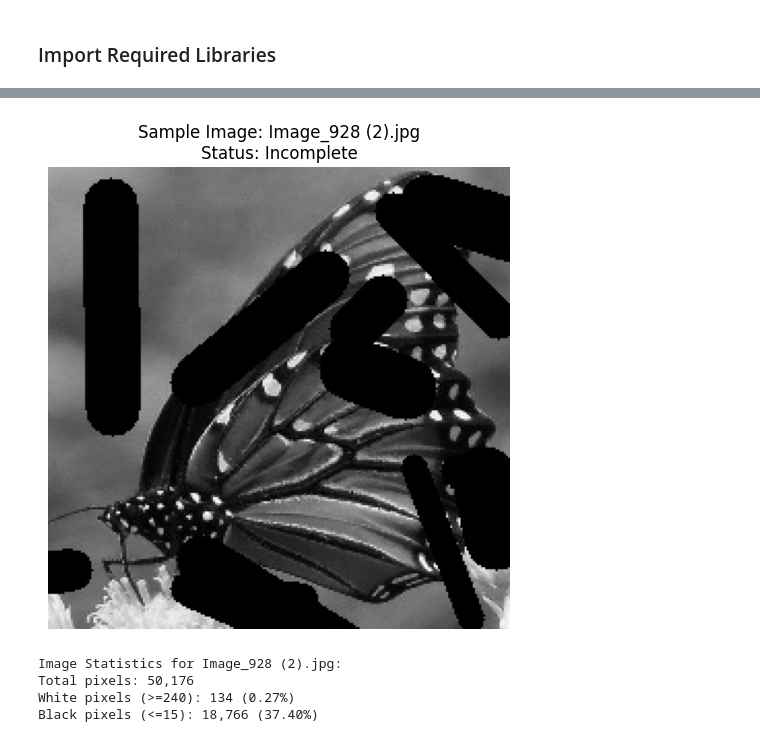
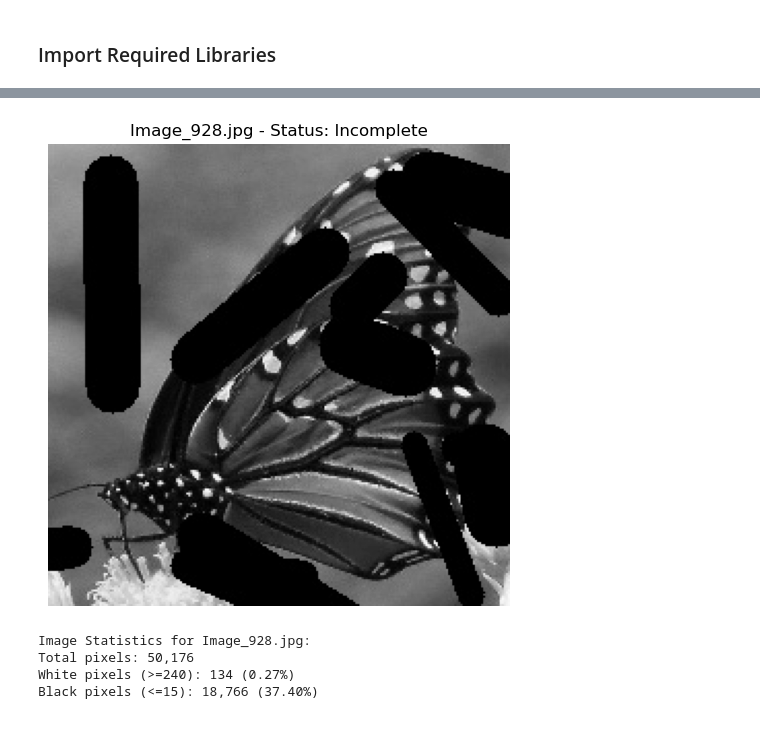
Before and after one commit to srishhhhx/Image-Incompleteness, a Jupyter notebook: rule_based/Rule_based.ipynb, the cells around one changed output, grey strips where cells are left out. Cells and saved outputs as stored; diff of their text form; code cells hidden in the pictures.

```diff
--- a/rule_based/Rule_based.ipynb
+++ b/rule_based/Rule_based.ipynb
@@ -46,17 +42,0 @@ def is_incomplete(image_path, white_thresh=240, black_thresh=15, ratio_thresh=0.
-# %%
-# Get list of uploaded image files
-image_files = list(uploaded.keys())
-
-print(f"Analyzing {len(image_files)} uploaded images:\n")
-
-# Evaluate each image
-results = {}
-for img_name in image_files:
-    try:
-        incomplete = is_incomplete(img_name)
-        status = 'Incomplete' if incomplete else 'Complete'
-        results[img_name] = incomplete
-        print(f"{img_name}: {status}")
-    except Exception as e:
-        print(f"{img_name}: Error - {str(e)}")
-        results[img_name] = None
@@ -69,32 +55,40 @@ Image_928 (2).jpg: Incomplete
 # %%
-# Display the first image as a sample
-if image_files:
-    sample_img = image_files[0]
-    img = cv2.imread(sample_img, cv2.IMREAD_GRAYSCALE)
+# Specify the image file name you want to analyze (in the image_dir)
+image_name = "Image_928.jpg"  # change this to any image in the directory
 
+# Construct full path
+image_path = os.path.join(image_dir, image_name)
+
+# Try analyzing the image
+try:
+    incomplete = is_incomplete(image_path)
+    status = "Incomplete" if incomplete else "Complete"
+
+    # Load image
+    img = cv2.imread(image_path, cv2.IMREAD_GRAYSCALE)
+
+    # Display the image
     plt.figure(figsize=(8, 6))
     plt.imshow(img, cmap='gray')
-
-    # Add title based on analysis result
-    status = "Incomplete" if is_incomplete(sample_img) else "Complete"
-    plt.title(f"Sample Image: {sample_img}\nStatus: {status}")
+    plt.title(f"{image_name} - Status: {status}")
     plt.axis("off")
     plt.show()
 
-    # Display image statistics
+    # Print statistics
     total_pixels = img.size
     white_pixels = np.sum(img >= 240)
     black_pixels = np.sum(img <= 15)
 
-    print(f"\nImage Statistics for {sample_img}:")
+    print(f"\nImage Statistics for {image_name}:")
     print(f"Total pixels: {total_pixels:,}")
     print(f"White pixels (>=240): {white_pixels:,} ({white_pixels/total_pixels:.2%})")
     print(f"Black pixels (<=15): {black_pixels:,} ({black_pixels/total_pixels:.2%})")
-else:
-    print("No images were uploaded.")
+
+except Exception as e:
+    print(f"Error: {e}")
 # %% [output]
-[figure, old version]
+[figure, new version]
-Image Statistics for Image_928 (2).jpg:
+Image Statistics for Image_928.jpg:
 Total pixels: 50,176
 White pixels (>=240): 134 (0.27%)
 Black pixels (<=15): 18,766 (37.40%)
```
Also changed, not shown: parts of 10 cells of this notebook.
